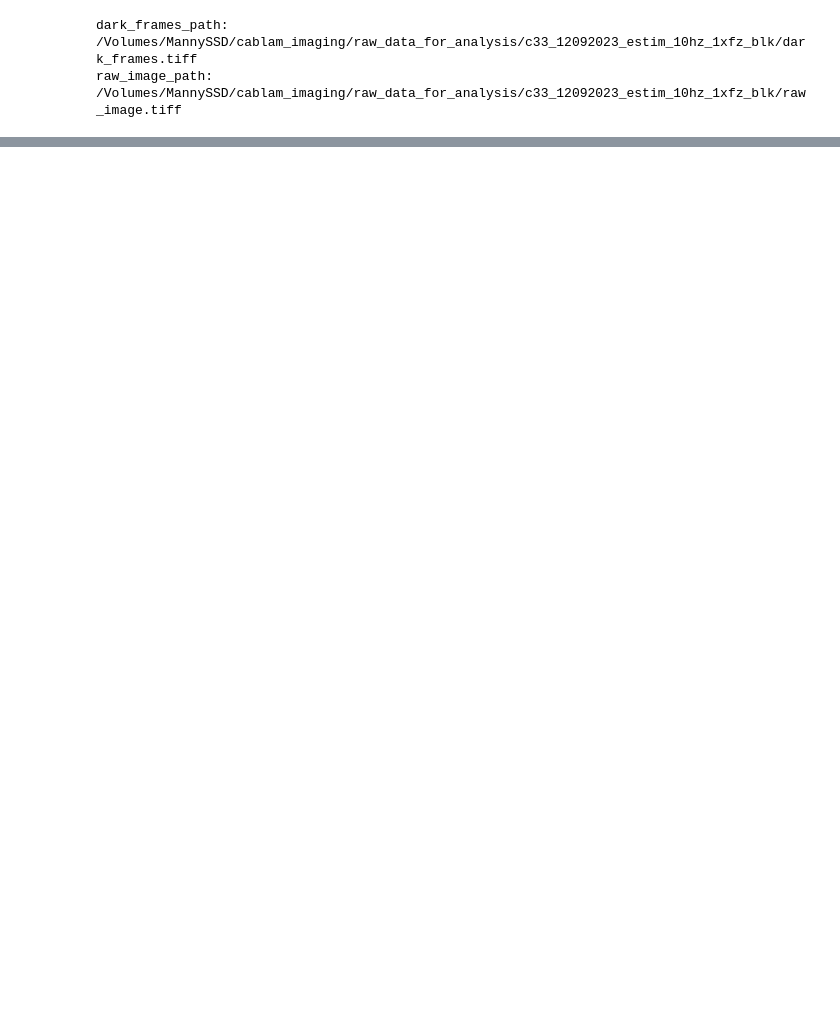
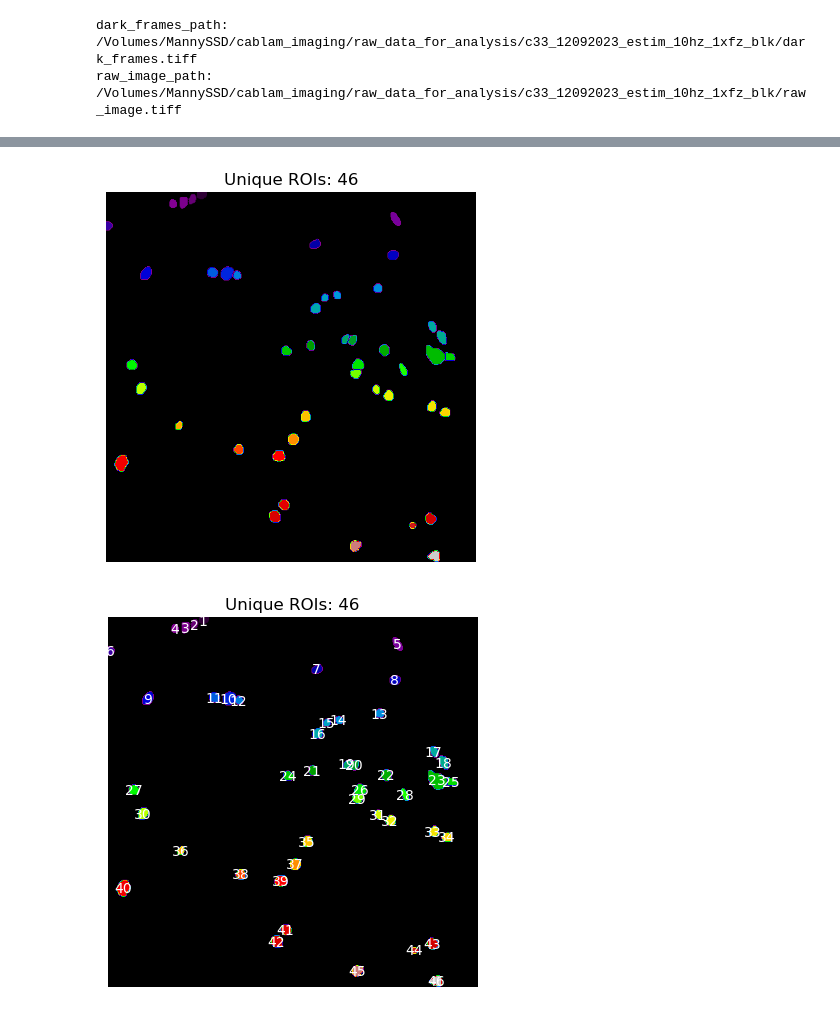
Before and after one commit to ecresp1el/biolumi_calcium_imaging, a Jupyter notebook: notebooks/calcium_imaging_analysis.ipynb, the cells around one changed output, grey strips where cells are left out. Saved outputs shown, nothing was run; the diff lists cells and outputs as text; code cells hidden in the pictures; blank space fills up the shorter version.

```diff
--- a/notebooks/calcium_imaging_analysis.ipynb
+++ b/notebooks/calcium_imaging_analysis.ipynb
@@ -80,0 +114,51 @@ plt.show()
+# %%
+!pip install scikit-image
+
+import numpy as np
+from skimage.measure import label, regionprops
+import matplotlib.pyplot as plt
+
+
+# Assuming 'mask_image' is your PIL Image object
+# Convert the PIL image to a NumPy array
+image_array = np.array(resized_mask_image)
+
+# Convert the image to a binary mask: 177 for ROIs and 255 for the background
+# We will set ROIs to 1 and the background to 0
+binary_mask = np.where(image_array == 177, 1, 0)
+
+# Use skimage's label function to label different ROIs
+# The connectivity parameter is set to 1 for labeling connected components considering 4-connectivity
+labeled_image = label(binary_mask, connectivity=1)
+
+# The number of unique ROIs excluding the background (0 label)
+num_rois = np.max(labeled_image)
+
+print(f"Number of unique ROIs: {num_rois}")
+
+# Visualize the labeled ROIs, each color represents a different ROI
+plt.imshow(labeled_image, cmap='nipy_spectral')
+plt.axis('off')
+plt.title(f"Unique ROIs: {num_rois}")
+plt.show()
+
+
+
+
+
+# Use regionprops to get properties of labeled regions
+regions = regionprops(labeled_image)
+
+plt.imshow(labeled_image, cmap='nipy_spectral')
+plt.axis('off')
+plt.title(f"Unique ROIs: {num_rois}")
+
+# Annotate each ROI with its corresponding label (ID)
+for region in regions:
+    # Get the coordinates of the centroid of the region
+    y, x = region.centroid
+    # Annotate the ROI ID at the centroid position
+    plt.text(x, y, str(region.label), color='white', ha='center', va='center')
+
+plt.show()
+# %% [output]
@@ -80,0 +175,2 @@ plt.show()
+[figure, added]
+[figure, added]
```
Also changed, not shown: parts of 24 cells of this notebook, 2 other files.
